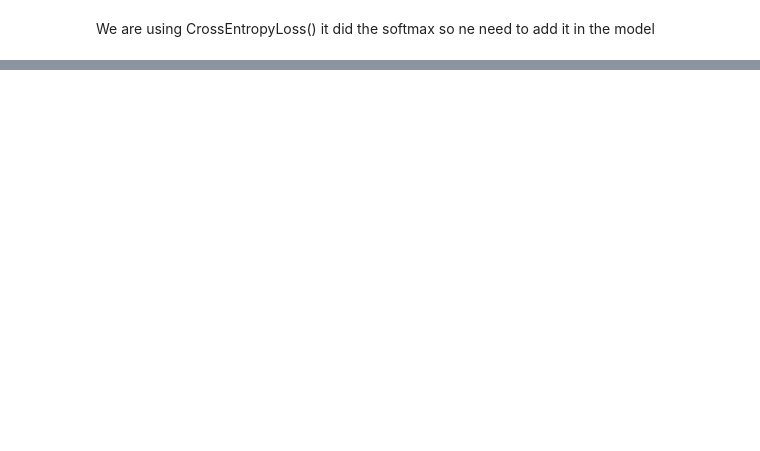
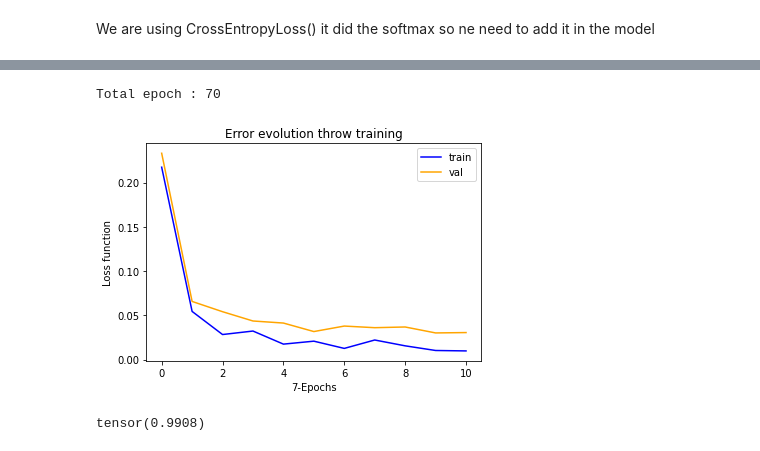
Before and after one commit to Ocean728/mnist_pytorch, a Jupyter notebook: MNINST.ipynb, the cells around one changed output, grey strips where cells are left out. Drawn from its saved outputs; the diff is of its cells as text; code cells hidden in the pictures; blank space fills up the shorter version.

```diff
--- a/MNINST.ipynb
+++ b/MNINST.ipynb
@@ -142,0 +262,3 @@ _, (test_data, test_targets) = next(enumerate(test_loader))
+# %%
+model2 = Model2()
+model2.to(device)
@@ -142,0 +277,6 @@ _, (test_data, test_targets) = next(enumerate(test_loader))
+# %%
+optimizer2 = optim.SGD(model2.parameters(), lr=1e-2,momentum=0.9)
+loss_func2 = nn.CrossEntropyLoss()
+# %%
+losses_train2 = []
+losses_val2 = []
@@ -142,0 +285,6 @@ _, (test_data, test_targets) = next(enumerate(test_loader))
+# %%
+%%time
+epochs = 70
+val_frequency = 7
+model2.to(device)
+train(epochs,val_frequency,train_loader2,val_loader2,model2,optimizer2,loss_func2,losses_train2,losses_val2)
@@ -142,0 +305,18 @@ _, (test_data, test_targets) = next(enumerate(test_loader))
+# %%
+plt.plot(losses_train2,color="blue",label="train")
+plt.plot(losses_val2,color="orange",label="val")
+plt.title("Error evolution throw training")
+plt.ylabel("Loss function")
+plt.xlabel(f"{val_frequency}-Epochs")
+plt.legend(loc="upper right")
+
+print(f"Total epoch : {(len(losses_train2)-1)*val_frequency}")
+# %% [output]
+Total epoch : 70
+[figure, added]
+# %%
+_, (test_data, test_targets) = next(enumerate(test_loader))
+model2.to("cpu")
+score(test_data,model2,test_targets)
+# %% [output]
+tensor(0.9908)
```
Also changed, not shown: parts of 33 cells of this notebook, 3 other files.
